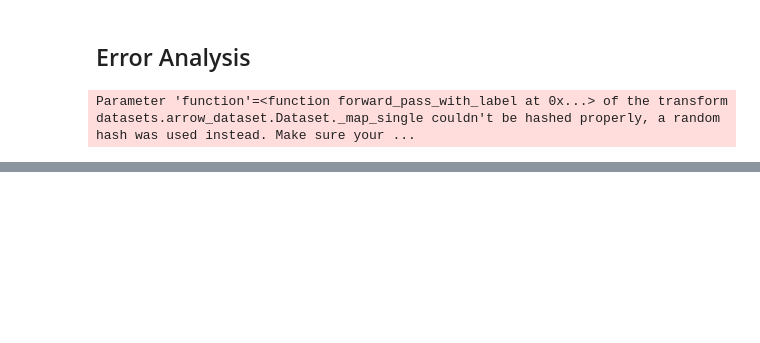
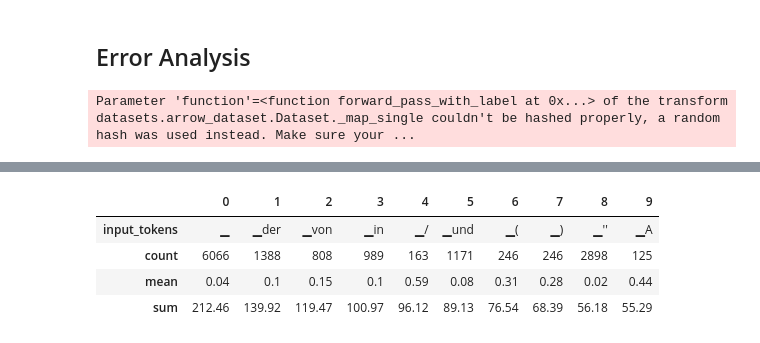
Before and after one commit to Himagination/NLP_Transformers, a Jupyter notebook: Multilingual_NER.ipynb, the cells around one changed output, grey strips where cells are left out. Cells and saved outputs as stored; diff of their text form; code cells hidden in the pictures; blank space fills up the shorter version.

```diff
--- a/Multilingual_NER.ipynb
+++ b/Multilingual_NER.ipynb
@@ -436,0 +468,18 @@ df[""]
+# %%
+# Aggregate losses for each token with count, mean and sum
+(
+    df_tokens.groupby("input_tokens")[["loss"]]
+    .agg(["count", "mean", "sum"])
+    .droplevel(level=0, axis=1) # Get rid of multi-level columns
+    .sort_values(by="sum", ascending=False)
+    .reset_index()
+    .round(2)
+    .head(10)
+    .T
+)
+# %% [output]
+|  | 0 | 1 | 2 | 3 | 4 | 5 | 6 | 7 | 8 | 9 |
+| input_tokens | ▁ | ▁der | ▁von | ▁in | ▁/ | ▁und | ▁( | ▁) | ▁'' | ▁A |
+| count | 6066 | 1388 | 808 | 989 | 163 | 1171 | 246 | 246 | 2898 | 125 |
+| mean | 0.04 | 0.1 | 0.15 | 0.1 | 0.59 | 0.08 | 0.31 | 0.28 | 0.02 | 0.44 |
+| sum | 212.46 | 139.92 | 119.47 | 100.97 | 96.12 | 89.13 | 76.54 | 68.39 | 56.18 | 55.29 |
```
Also changed, not shown: parts of 10 cells of this notebook.
